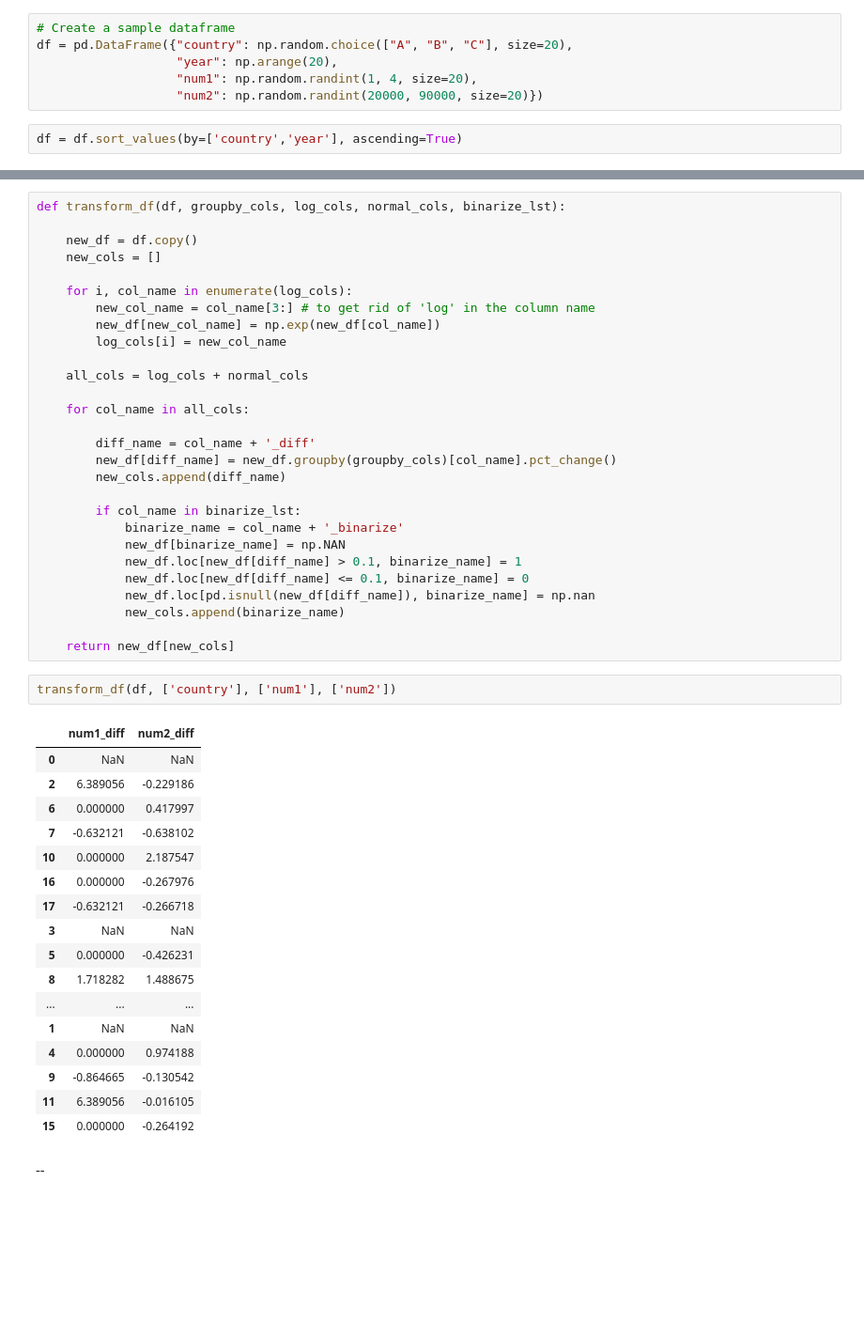
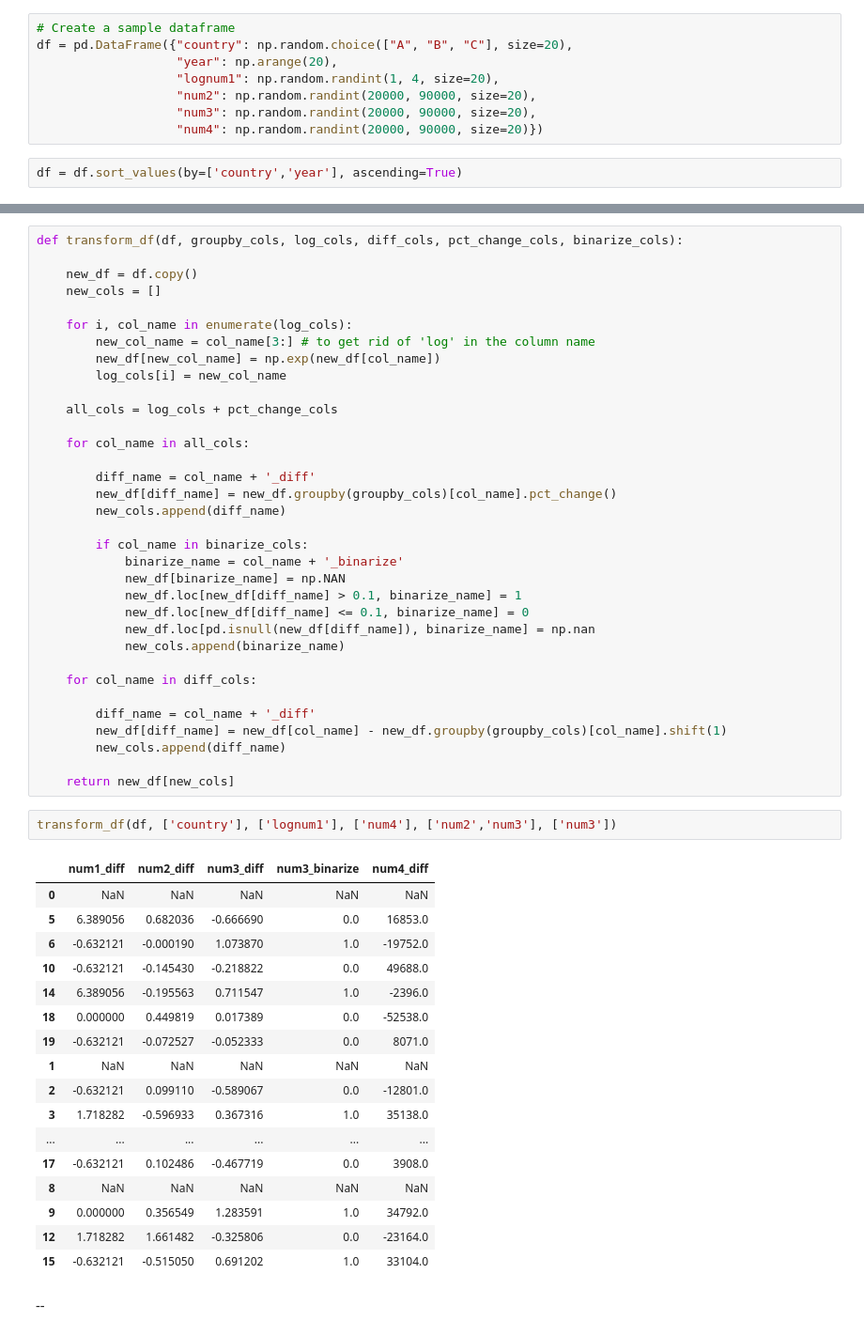
Before and after one commit to wanranzhao/STAT27420-final-code, a Jupyter notebook: Code/data_cleaning.ipynb, the cells around one changed output, grey strips where cells are left out. Shown at 94% size. Drawn from its saved outputs; the diff is of its cells as text; blank space fills up the shorter version.

Commit message:
df binarize

```diff
--- a/Code/data_cleaning.ipynb
+++ b/Code/data_cleaning.ipynb
@@ -58,8 +58,10 @@ memory usage: 2.2+ MB
 # Create a sample dataframe
 df = pd.DataFrame({"country": np.random.choice(["A", "B", "C"], size=20),
                    "year": np.arange(20),
-                   "num1": np.random.randint(1, 4, size=20),
-                   "num2": np.random.randint(20000, 90000, size=20)})
+                   "lognum1": np.random.randint(1, 4, size=20),
+                   "num2": np.random.randint(20000, 90000, size=20),
+                   "num3": np.random.randint(20000, 90000, size=20),
+                   "num4": np.random.randint(20000, 90000, size=20)})
 # %%
 df = df.sort_values(by=['country','year'], ascending=True)
 # %%
@@ -85,5 +87,5 @@ df
 # %%
-def transform_df(df, groupby_cols, log_cols, normal_cols, binarize_lst):
+def transform_df(df, groupby_cols, log_cols, diff_cols, pct_change_cols, binarize_cols):
 
     new_df = df.copy()
     new_cols = []
@@ -93,7 +95,7 @@ def transform_df(df, groupby_cols, log_cols, normal_cols, binarize_lst):
         new_df[new_col_name] = np.exp(new_df[col_name])
         log_cols[i] = new_col_name
 
-    all_cols = log_cols + normal_cols
+    all_cols = log_cols + pct_change_cols
 
     for col_name in all_cols:
 
@@ -101,7 +103,7 @@ def transform_df(df, groupby_cols, log_cols, normal_cols, binarize_lst):
         new_df[diff_name] = new_df.groupby(groupby_cols)[col_name].pct_change()
         new_cols.append(diff_name)
 
-        if col_name in binarize_lst:
+        if col_name in binarize_cols:
             binarize_name = col_name + '_binarize'
             new_df[binarize_name] = np.NAN
             new_df.loc[new_df[diff_name] > 0.1, binarize_name] = 1
@@ -109,26 +111,32 @@ def transform_df(df, groupby_cols, log_cols, normal_cols, binarize_lst):
             new_df.loc[pd.isnull(new_df[diff_name]), binarize_name] = np.nan
             new_cols.append(binarize_name)
 
+    for col_name in diff_cols:
+
+        diff_name = col_name + '_diff'
+        new_df[diff_name] = new_df[col_name] - new_df.groupby(groupby_cols)[col_name].shift(1)
+        new_cols.append(diff_name)
+
     return new_df[new_cols]
 # %%
-transform_df(df, ['country'], ['num1'], ['num2'])
+transform_df(df, ['country'], ['lognum1'], ['num4'], ['num2','num3'], ['num3'])
 # %% [output]
-|  | num1_diff | num2_diff |
-| 0 | NaN | NaN |
-| 2 | 6.389056 | -0.229186 |
-| 6 | 0.000000 | 0.417997 |
-| 7 | -0.632121 | -0.638102 |
-| 10 | 0.000000 | 2.187547 |
-| 16 | 0.000000 | -0.267976 |
-| 17 | -0.632121 | -0.266718 |
-| 3 | NaN | NaN |
-| 5 | 0.000000 | -0.426231 |
-| 8 | 1.718282 | 1.488675 |
-| ... | ... | ... |
-| 1 | NaN | NaN |
-| 4 | 0.000000 | 0.974188 |
-| 9 | -0.864665 | -0.130542 |
-| 11 | 6.389056 | -0.016105 |
-| 15 | 0.000000 | -0.264192 |
+|  | num1_diff | num2_diff | num3_diff | num3_binarize | num4_diff |
+| 0 | NaN | NaN | NaN | NaN | NaN |
+| 5 | 6.389056 | 0.682036 | -0.666690 | 0.0 | 16853.0 |
+| 6 | -0.632121 | -0.000190 | 1.073870 | 1.0 | -19752.0 |
+| 10 | -0.632121 | -0.145430 | -0.218822 | 0.0 | 49688.0 |
+| 14 | 6.389056 | -0.195563 | 0.711547 | 1.0 | -2396.0 |
+| 18 | 0.000000 | 0.449819 | 0.017389 | 0.0 | -52538.0 |
+| 19 | -0.632121 | -0.072527 | -0.052333 | 0.0 | 8071.0 |
+| 1 | NaN | NaN | NaN | NaN | NaN |
+| 2 | -0.632121 | 0.099110 | -0.589067 | 0.0 | -12801.0 |
+| 3 | 1.718282 | -0.596933 | 0.367316 | 1.0 | 35138.0 |
+| ... | ... | ... | ... | ... | ... |
+| 17 | -0.632121 | 0.102486 | -0.467719 | 0.0 | 3908.0 |
+| 8 | NaN | NaN | NaN | NaN | NaN |
+| 9 | 0.000000 | 0.356549 | 1.283591 | 1.0 | 34792.0 |
+| 12 | 1.718282 | 1.661482 | -0.325806 | 0.0 | -23164.0 |
+| 15 | -0.632121 | -0.515050 | 0.691202 | 1.0 | 33104.0 |
 # %% [markdown]
 --
```
Also changed, not shown: parts of 14 cells of this notebook.
